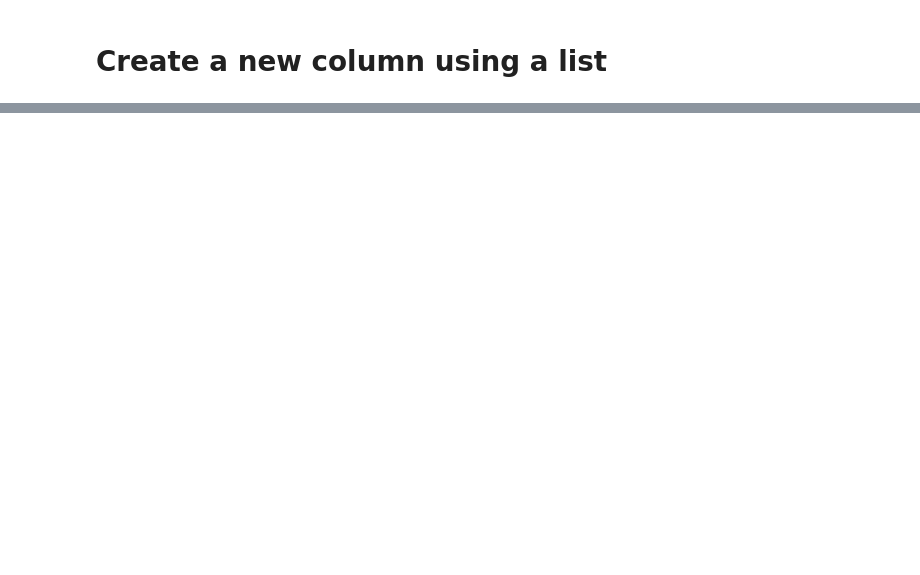
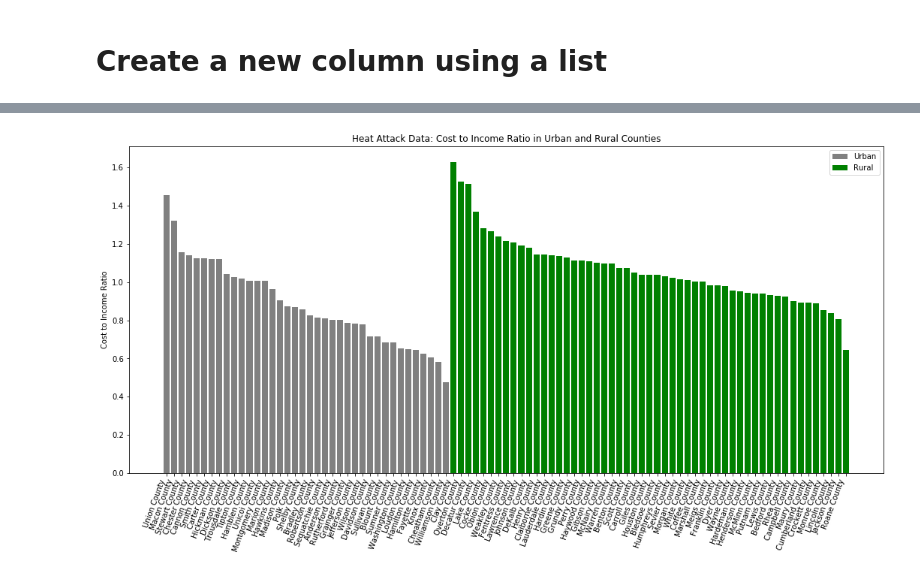
Before and after one commit to nehasawhney/vanderbilt-data-essentials-cohort-2, a Jupyter notebook: HealthCareCostAnalysis_DSE_Module_Project.ipynb, the cells around one changed output, grey strips where cells are left out. Saved outputs shown, nothing was run; the diff lists cells and outputs as text; code cells hidden in the pictures; blank space fills up the shorter version.

```diff
--- a/HealthCareCostAnalysis_DSE_Module_Project.ipynb
+++ b/HealthCareCostAnalysis_DSE_Module_Project.ipynb
@@ -434,0 +575,3 @@ income_county_agg.head()
+# %%
+ha_income_2_merged = pd.merge(ha_costs_df_onlyTN_2, income_county_agg_2, on = "county", how = "left")
+ha_income_2_merged.head()
@@ -434,0 +597,4 @@ income_county_agg.head()
+# %%
+ha_income_2_merged["cost_income_ratio"] = ha_income_2_merged["analysis_value"] / ha_income_2_merged["avg_income"]
+
+ha_income_2_merged.head()
@@ -434,0 +645,3 @@ income_county_agg.head()
+# %%
+urban_ha_income_2_merged = ha_income_2_merged.loc[ha_income_2_merged["urban"] == "Urban"].sort_values(by = "cost_income_ratio", ascending = False)
+urban_ha_income_2_merged.head()
@@ -434,0 +655,3 @@ income_county_agg.head()
+# %%
+rural_ha_income_2_merged = ha_income_2_merged.loc[ha_income_2_merged["urban"] == "Rural"].sort_values(by = "cost_income_ratio", ascending = False)
+rural_ha_income_2_merged.head()
@@ -434,0 +665,11 @@ income_county_agg.head()
+# %%
+plt.figure(figsize=(18, 8))
+plt.bar("county", "cost_income_ratio", data = urban_ha_income_2_merged, color = "grey", label = "Urban")
+plt.bar("county", "cost_income_ratio", data = rural_ha_income_2_merged, color = "green", label = "Rural")
+plt.xticks(rotation = 70, ha= "right")
+plt.ylabel("Cost to Income Ratio")
+plt.legend()
+plt.title("Heat Attack Data: Cost to Income Ratio in Urban and Rural Counties")
+plt.show()
+# %% [output]
+[figure, added]
```
Also changed, not shown: parts of 149 cells of this notebook.
